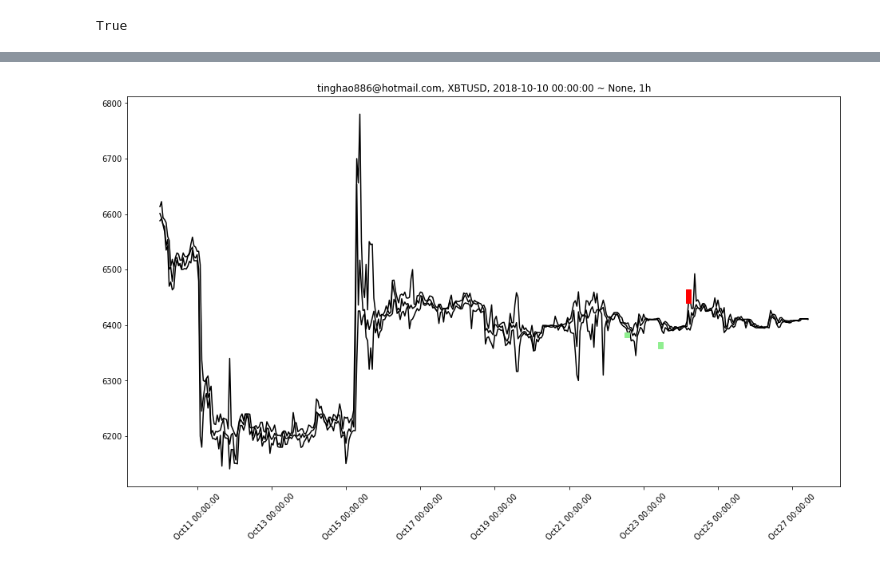
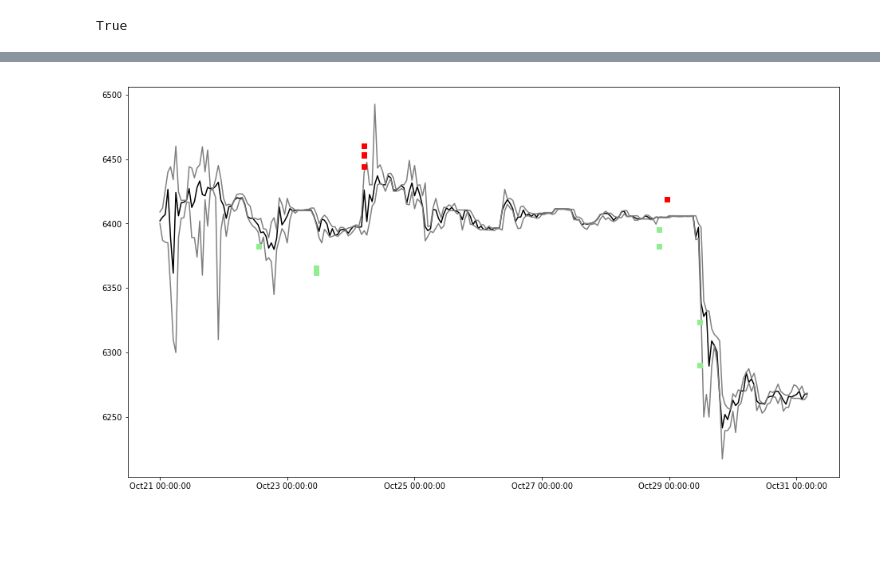
Before and after one commit to JiaRu2016/qsed, a Jupyter notebook: qsed/trading-report/trading-report-template.ipynb, the cells around one changed output, grey strips where cells are left out. Drawn from its saved outputs; the diff is of its cells as text; code cells hidden in the pictures; blank space fills up the shorter version.

Commit message:
[New] ohlc_plot()

```diff
--- a/qsed/trading-report/trading-report-template.ipynb
+++ b/qsed/trading-report/trading-report-template.ipynb
@@ -6,8 +8,13 @@ jupyter nbconvert --to html trading-report-template.ipynb
 - bitmex似乎只能查到最近几天的交易和委托历史。在10月27日下午18点登录网页查看，只能查到10月22日以来的交易记录和委托记录
 - textnet测试发现，已撤单的订单在大约10分钟之后会消失，网页端和REST-API(/execution)都查不到了。
 - 实盘成交价格可能会超出REST-API查询的历史k线范围。已用实盘交易记录验证（自营账户10月24日4笔买单）
+# %%
+import datetime
+
+report_days = 10   # 最近5天的报告
+report_from = datetime.datetime.now() - datetime.timedelta(days=report_days)
 # %%
-startTime = '2018-10-10 00:00:00'
+startTime = datetime.datetime.strftime(report_from, '%Y-%m-%d') # '2018-10-20'
 endTime = None
 symbol = 'XBTUSD'
 bar_type = '1h'
@@ -102,19 +83,19 @@ df_Exec_Trade_Buy
 # %%
 fig,ax = plt.subplots(figsize=(16,9))
 
 ax.plot(df_market.DATETIME, df_market.close, color='k')
-ax.plot(df_market.DATETIME, df_market.high, color='k')
-ax.plot(df_market.DATETIME, df_market.low, color='k')
+ax.plot(df_market.DATETIME, df_market.high, color='grey')
+ax.plot(df_market.DATETIME, df_market.low, color='grey')
 
 ax.plot(df_Exec_Trade_Buy.DATETIME, df_Exec_Trade_Buy['lastPx'], 's', color='red')
 ax.plot(df_Exec_Trade_Sell.DATETIME, df_Exec_Trade_Sell['lastPx'], 's', color='lightgreen')
-#ax.plot(df_Exec_New.DATETIME, df_Exec_New['price'], 'o', color='green')
-#ax.plot(df_Exec_Canceled.DATETIME, df_Exec_Canceled['price'], '*', color='green')
+ax.plot(df_Exec_New.DATETIME, df_Exec_New['price'], 'o', color='blue')
+ax.plot(df_Exec_Canceled.DATETIME, df_Exec_Canceled['price'], '*', color='skyblue')
 
 from matplotlib.dates import DateFormatter
 
 ax.xaxis.set_major_formatter(DateFormatter('%b%d %H:%M:%S'))
-_=plt.xticks(rotation=45)
-_=ax.set_title('%s, %s, %s ~ %s, %s' % (acc.account, symbol, startTime, endTime, bar_type))
+#_=plt.xticks(rotation=45)
+#_=ax.set_title('%s, %s, %s ~ %s, %s' % (acc.account, symbol, startTime, endTime, bar_type))
 # %% [output]
-[figure, old version]
+[figure, new version]
```
Also changed, not shown: parts of 10 cells of this notebook, 1 other file.
